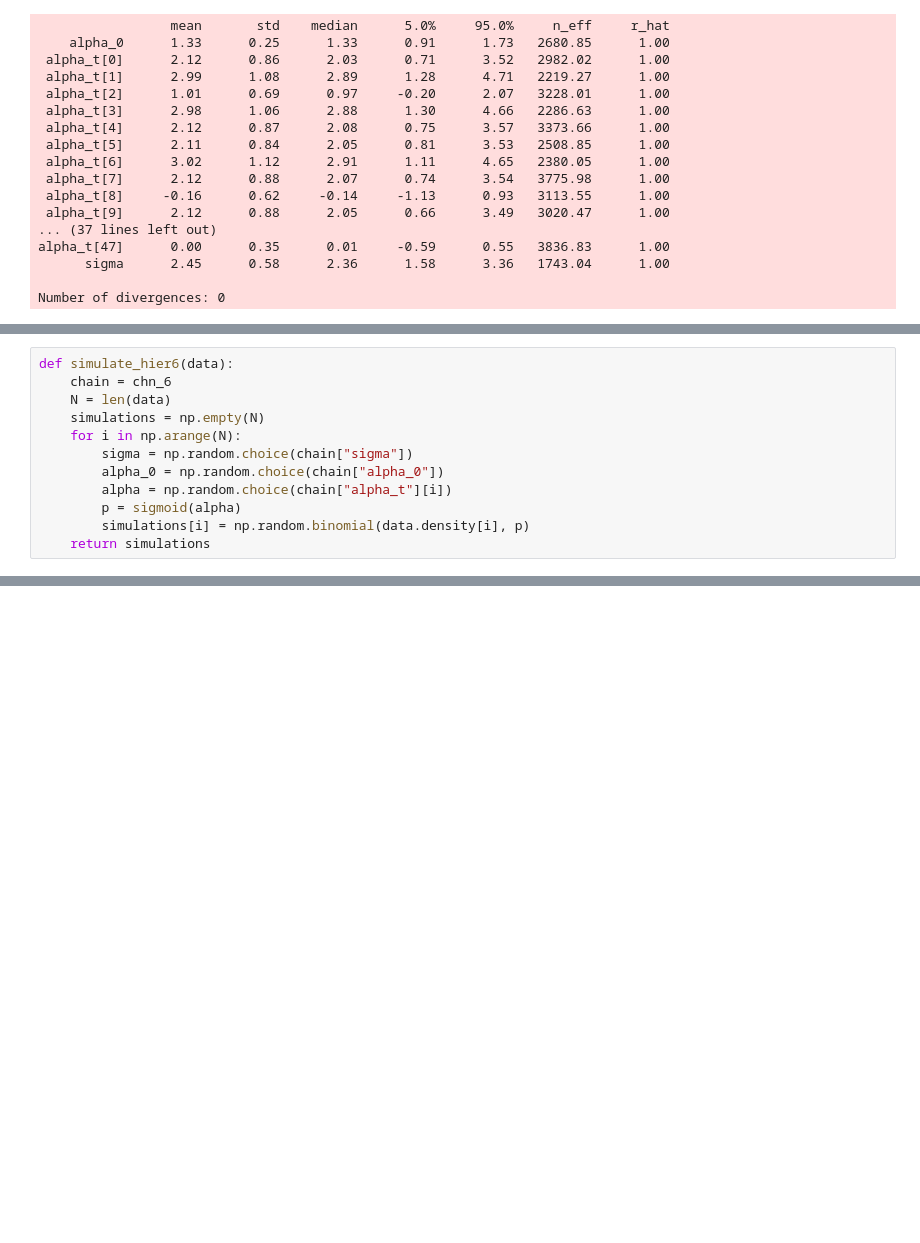
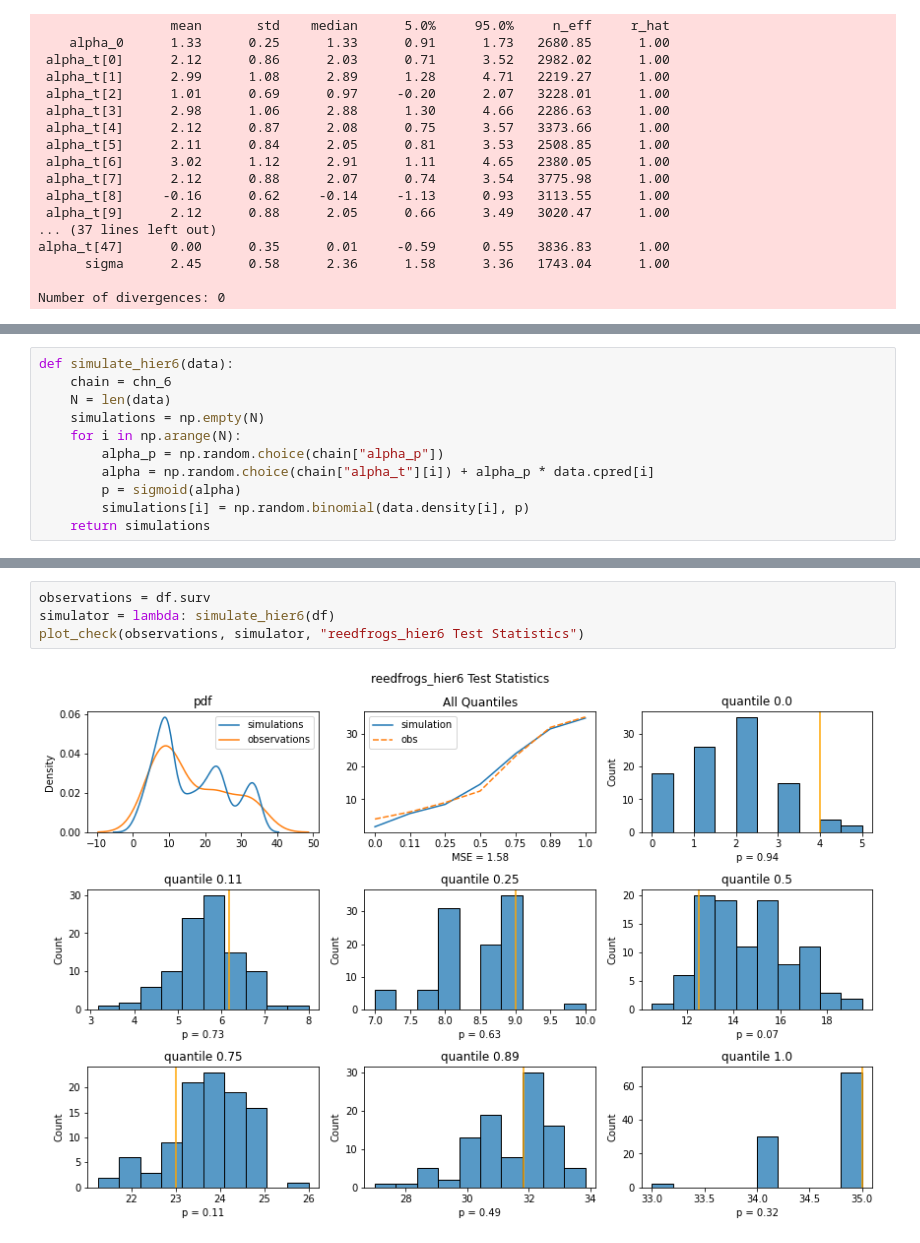
Before and after one commit to noamsgl/ABDA_HW4, a Jupyter notebook: numpyro/HW4_Q2.ipynb, the cells around one changed output, grey strips where cells are left out. Drawn from its saved outputs; the diff is of its cells as text; blank space fills up the shorter version.

```diff
--- a/numpyro/HW4_Q2.ipynb
+++ b/numpyro/HW4_Q2.ipynb
@@ -168,9 +166,8 @@ def simulate_hier6(data):
     N = len(data)
     simulations = np.empty(N)
     for i in np.arange(N):
-        sigma = np.random.choice(chain["sigma"])
-        alpha_0 = np.random.choice(chain["alpha_0"])
-        alpha = np.random.choice(chain["alpha_t"][i])
+        alpha_p = np.random.choice(chain["alpha_p"])
+        alpha = np.random.choice(chain["alpha_t"][i]) + alpha_p * data.cpred[i]
         p = sigmoid(alpha)
         simulations[i] = np.random.binomial(data.density[i], p)
     return simulations
@@ -208,0 +232,6 @@ plot_check(observations, simulator)
+# %%
+observations = df.surv
+simulator = lambda: simulate_hier6(df)
+plot_check(observations, simulator, "reedfrogs_hier6 Test Statistics")
+# %% [output]
+[figure, added]
```
Also changed, not shown: parts of 10 cells of this notebook.
